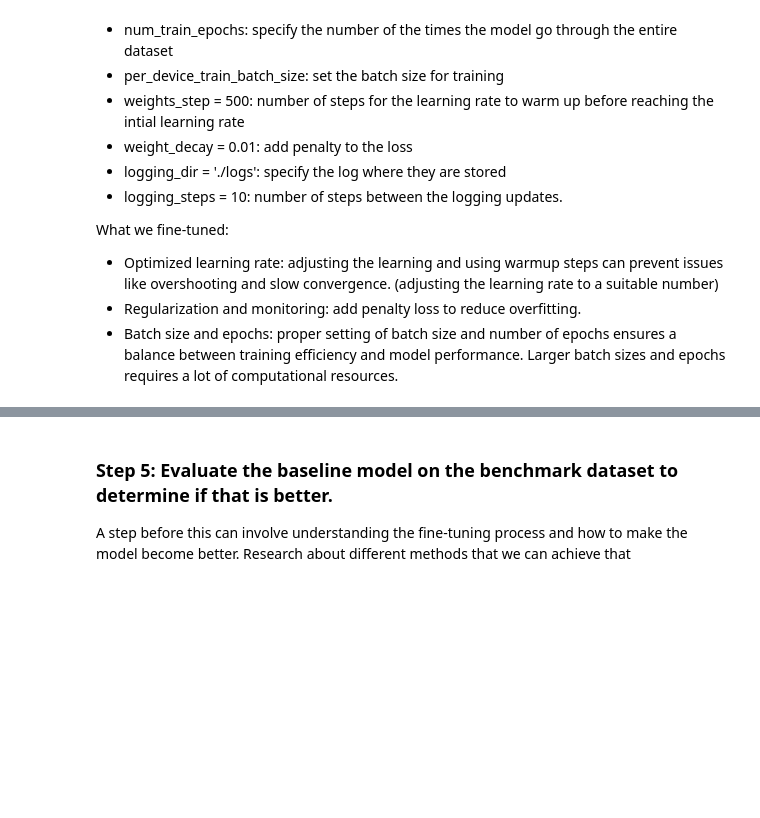
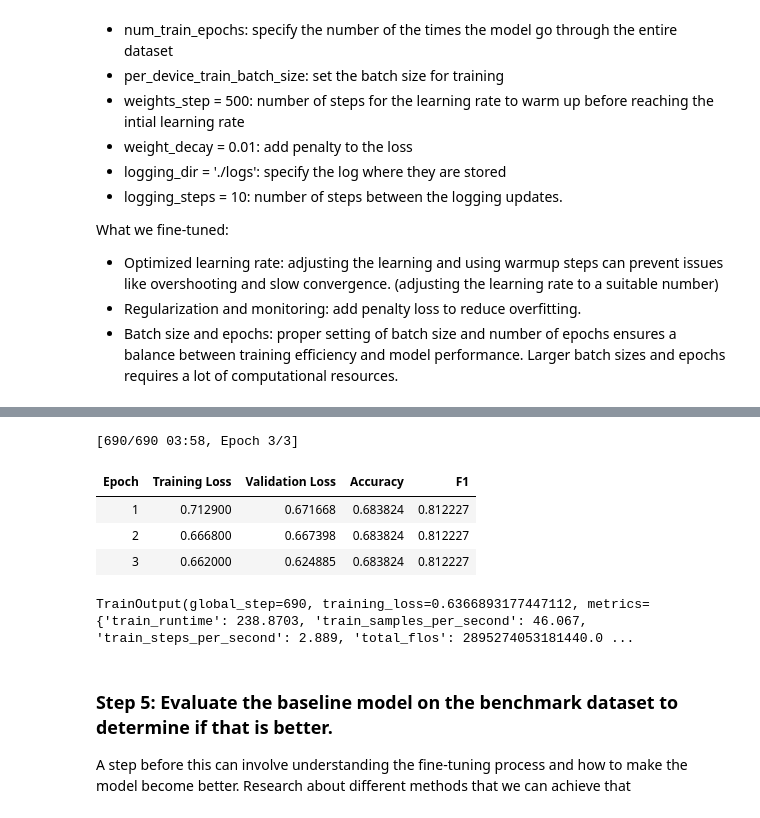
Before and after one commit to BrianTruong23/evaluateLLM, a Jupyter notebook: EvaluateLLM.ipynb, the cells around one changed output, grey strips where cells are left out. Cells and saved outputs as stored; diff of their text form; code cells hidden in the pictures; blank space fills up the shorter version.

```diff
--- a/EvaluateLLM.ipynb
+++ b/EvaluateLLM.ipynb
@@ -203,3 +260,37 @@ TrainOutput(global_step=690, training_loss=0.43431156493615414, metrics={'train_
+# %%
+from transformers import TrainingArguments, Trainer
+
+# Specify output_dir, leraning_rate, evaluation_strategy, num_train_epoch, weight decay
+training_args_updated_learning_rate = TrainingArguments(
+    output_dir='./results',
+    evaluation_strategy='epoch',
+    learning_rate=2e-3,
+    num_train_epochs=3,
+    per_device_train_batch_size=16,
+    per_device_eval_batch_size=16,
+    warmup_steps=500,
+    weight_decay=0.01,
+    logging_dir='./logs',
+    logging_steps=10,
+)
+
+fine_tune_trainer_updated_learning_rate = Trainer(
+    model=model,
+    args=training_args_updated_learning_rate,
+    train_dataset=tokenized_datasets['train'],
+    eval_dataset=tokenized_datasets['validation'],
+    tokenizer=tokenizer,
+    compute_metrics=compute_metrics,
+)
+
+fine_tune_trainer_updated_learning_rate.train()
+# %% [output]
+[690/690 03:58, Epoch 3/3]
+| Epoch | Training Loss | Validation Loss | Accuracy | F1 |
+| 1 | 0.712900 | 0.671668 | 0.683824 | 0.812227 |
+| 2 | 0.666800 | 0.667398 | 0.683824 | 0.812227 |
+| 3 | 0.662000 | 0.624885 | 0.683824 | 0.812227 |
+TrainOutput(global_step=690, training_loss=0.6366893177447112, metrics={'train_runtime': 238.8703, 'train_samples_per_second': 46.067, 'train_steps_per_second': 2.889, 'total_flos': 2895274053181440.0 ...
 # %% [markdown]
 ### Step 5: Evaluate the baseline model on the benchmark dataset to determine if that is better.
 A step before this can involve understanding the fine-tuning process and how to make the model become better. Research about different methods that we can achieve that
```
Also changed, not shown: parts of 14 cells of this notebook.
